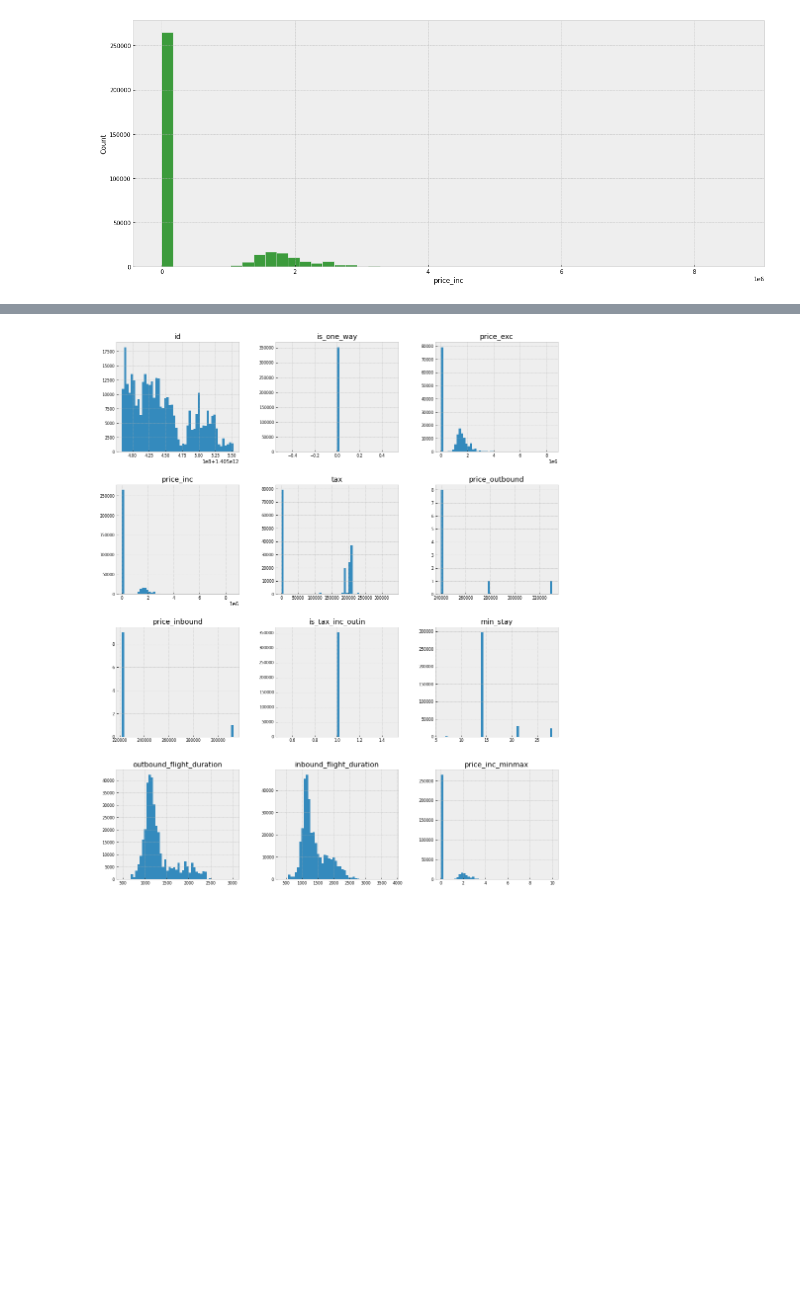
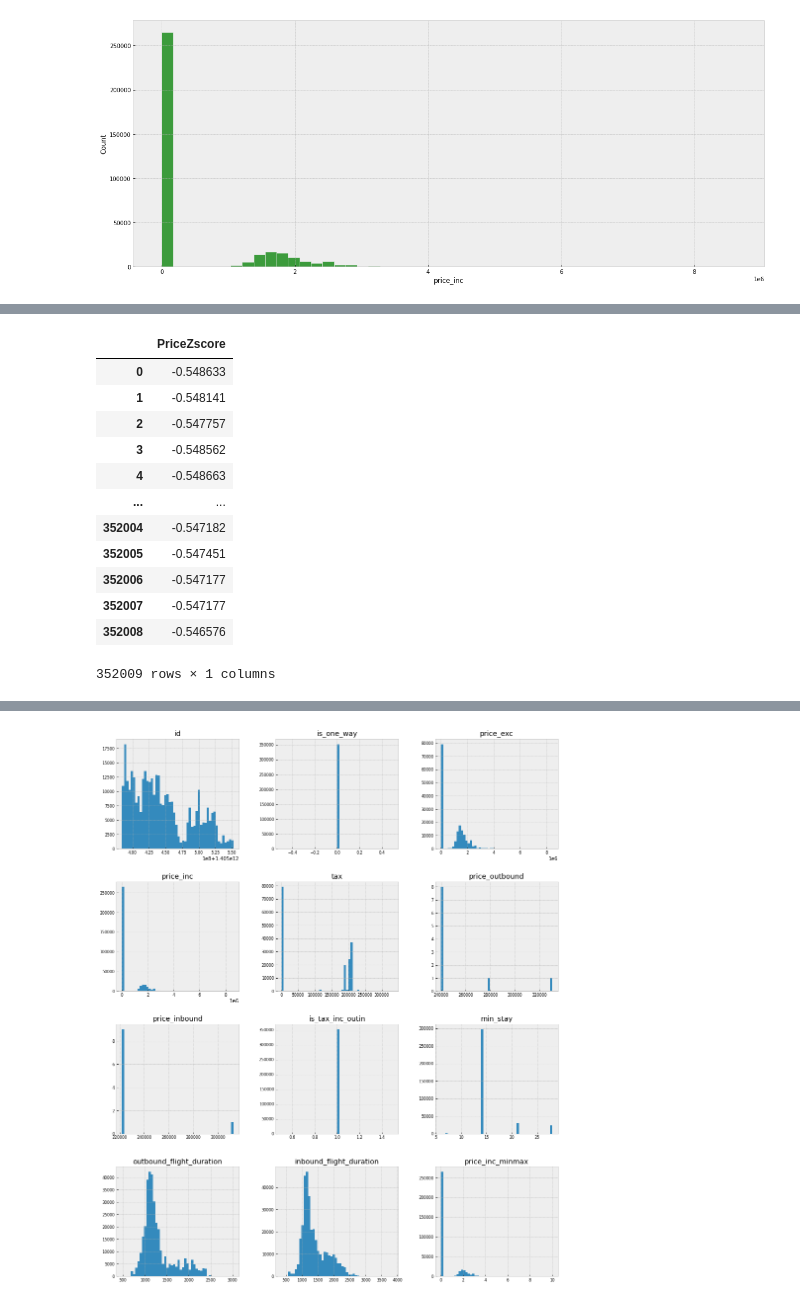
Before and after one commit to junheeyoon/alps, a Jupyter notebook: infare_eda.ipynb, the cells around one changed output, grey strips where cells are left out. Saved outputs shown, nothing was run; the diff lists cells and outputs as text; code cells hidden in the pictures; blank space fills up the shorter version.

```diff
--- a/infare_eda.ipynb
+++ b/infare_eda.ipynb
@@ -216,0 +229,27 @@ sns.histplot(df_all['price_inc'], color='g', bins=50);
+# %%
+#Age NaN 값 제거
+import numpy as np
+price_remove_nan = np.array(df_all['price_inc'])
+import scipy.stats as ss
+
+#zscore 값 출력
+price_zscore = ss.zscore(price_remove_nan)
+price_zscore
+
+#np_array -> DataFrame 변환(표)
+df_zscore = pd.DataFrame(price_zscore, columns=['PriceZscore'])
+df_zscore
+# %% [output]
+|  | PriceZscore |
+| 0 | -0.548633 |
+| 1 | -0.548141 |
+| 2 | -0.547757 |
+| 3 | -0.548562 |
+| 4 | -0.548663 |
+| ... | ... |
+| 352004 | -0.547182 |
+| 352005 | -0.547451 |
+| 352006 | -0.547177 |
+| 352007 | -0.547177 |
+| 352008 | -0.546576 |
+352009 rows × 1 columns
```
Also changed, not shown: parts of 5 cells of this notebook.
